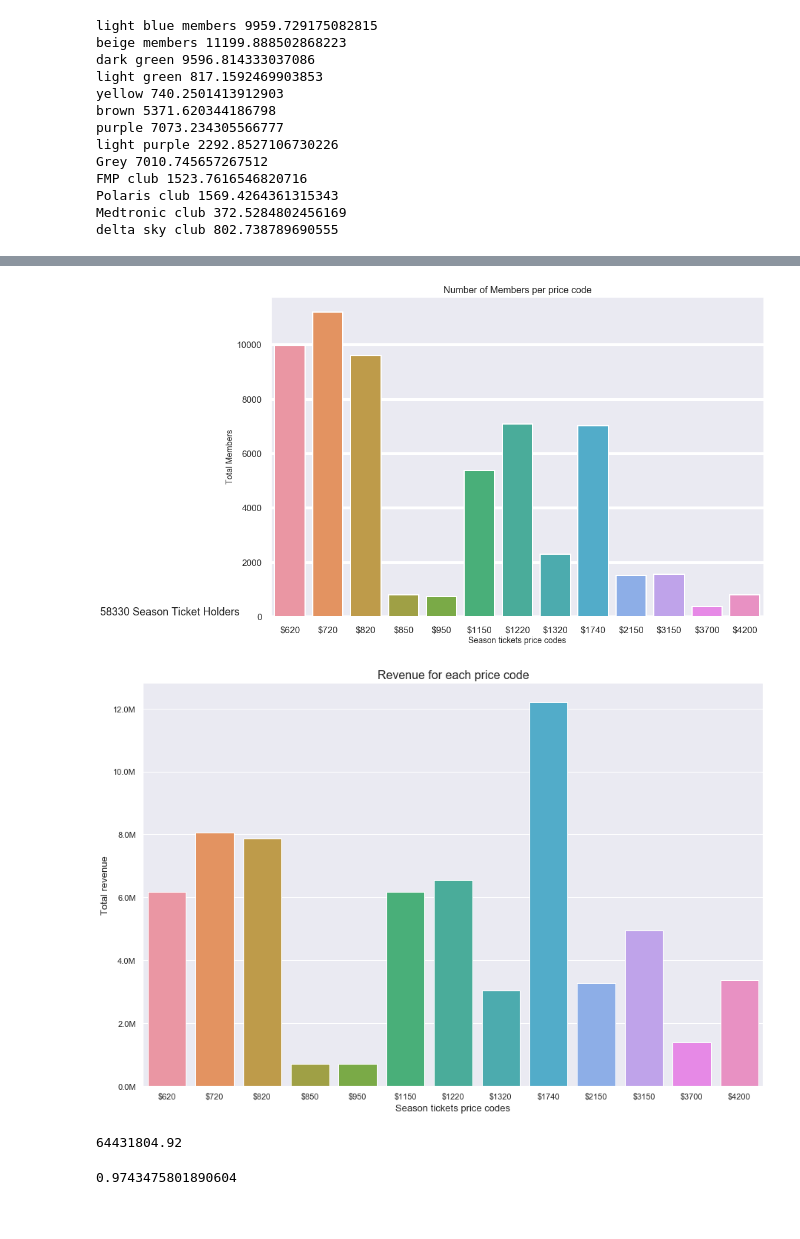
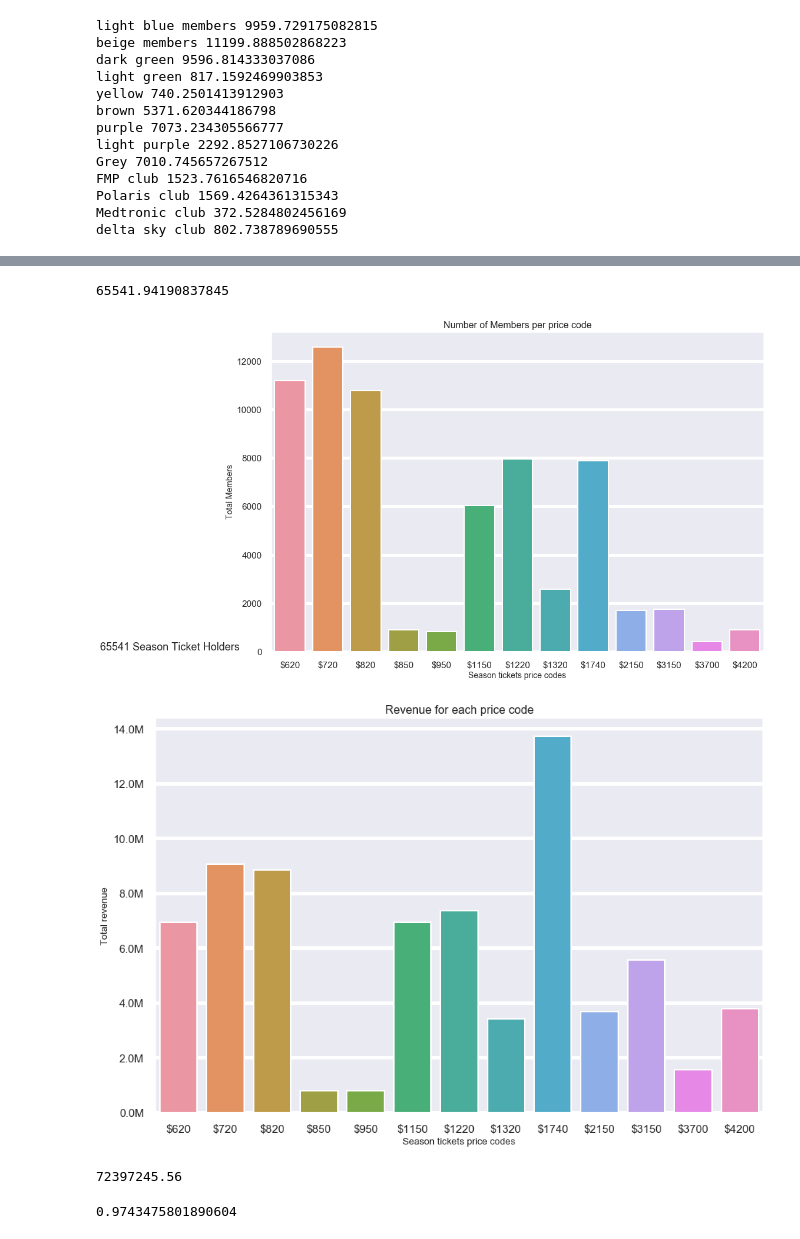
Before and after one commit to juanpi19/case_study, a Jupyter notebook: Case Study Analysis.ipynb, the cells around one changed output, grey strips where cells are left out. Drawn from its saved outputs; the diff is of its cells as text; code cells hidden in the pictures.

```diff
--- a/Case Study Analysis.ipynb
+++ b/Case Study Analysis.ipynb
@@ -523,3 +541,21 @@ sum(total_amount_season_members)
+# %%
+total_amount_season_members = [11191.009776197785,
+ 12584.484931728206,
+ 10783.229255877839,
+ 918.1813040316716,
+ 831.7642401228084,
+ 6035.691807384665,
+ 7947.669346368264,
+ 2576.3087177829843,
+ 7877.455481942312,
+ 1712.1380786943525,
+ 1763.44821039024,
+ 418.5826533085562,
+ 901.9781045487598]
+
+sum(total_amount_season_members)
+# %% [output]
+65541.94190837845
 # %%
 # Change color for each bar to their respect season
 
@@ -541,11 +577,11 @@ barlist = sns.barplot(x='Section', y='Total Members', data=pd.DataFrame({'Sectio
 plt.title("Number of Members per price code", fontsize = 16)
 plt.ylabel("Total Members", fontsize = 14)
 plt.xlabel("Season tickets price codes", fontsize = 14)
-plt.text(-5, 60, '58330 Season Ticket Holders', fontsize = 18)
+plt.text(-5, 60, '65541 Season Ticket Holders', fontsize = 18)
 
 plt.show()
 # %% [output]
-[figure, old version]
+[figure, new version]
 # %%
 from matplotlib.ticker import FuncFormatter
 def millions(x, pos):
@@ -555,29 +591,31 @@ def millions(x, pos):
 
 formatter = FuncFormatter(millions)
 # %%
-# Profit for each group
+# revenue for each group
 
-profit = [6175032.088551345, 8063919.722065121, 7869387.7530904105, 694585.3599418275, 703237.6343217258,
-         6177363.395814818, 6553376.819907894, 3026565.5780883897, 12198697.44364547, 3276087.5575664537,
-         4943693.273814333, 1378355.3769087824, 3371502.916700331]
+
+revenue = [6938426.061242627, 9060829.150844308, 8842247.989819828, 780454.1084269208, 790176.028116668, 6941045.578492364,
+          7363544.005009291, 3400727.507473539, 13706772.538579622, 3681096.8691928578, 5554861.862729256, 1548755.817241658,
+           3788308.0391047914]
 
 plt.figure(figsize=(15,10))
 sns.set_context(font_scale=15)
 
 
 
-plot = sns.barplot(x='Section', y='Total Profit', data=pd.DataFrame({'Section': c, 'Total Profit': profit }))
+plot = sns.barplot(x='Section', y='Total revenue', data=pd.DataFrame({'Section': c, 'Total revenue': revenue }))
 plot.yaxis.set_major_formatter(formatter)
 plt.xlabel("Season tickets price codes", fontsize=13)
 plt.ylabel("Total revenue", fontsize = 13)
 plt.title("Revenue for each price code", fontsize=16)
 plt.show()
 # %% [output]
-[figure, old version]
+[figure, new version]
-# %%
-round(sum(profit), 2)
-# %% [output]
-64431804.92
+# %%
+# total revenue
+round(sum(profit2), 2)
+# %% [output]
+72397245.56
 # %%
 # This sum represent the percentages from the tickets sold in each section. It should amount to 1 but it's close enough
 0.1613072634725701 + 0.18825240365193505 + 0.1613072634725701 + 0.013735153914518865 + 0.01244243354609356 + 0.09028843823220489 + 0.11888987638361477 + 0.038539225983679405 + 0.11783954108426921 + 0.025612022299426357 + 0.02637957501817888 + 0.006261614284560071 + 0.01349276884543912
```
Also changed, not shown: parts of 34 cells of this notebook.
